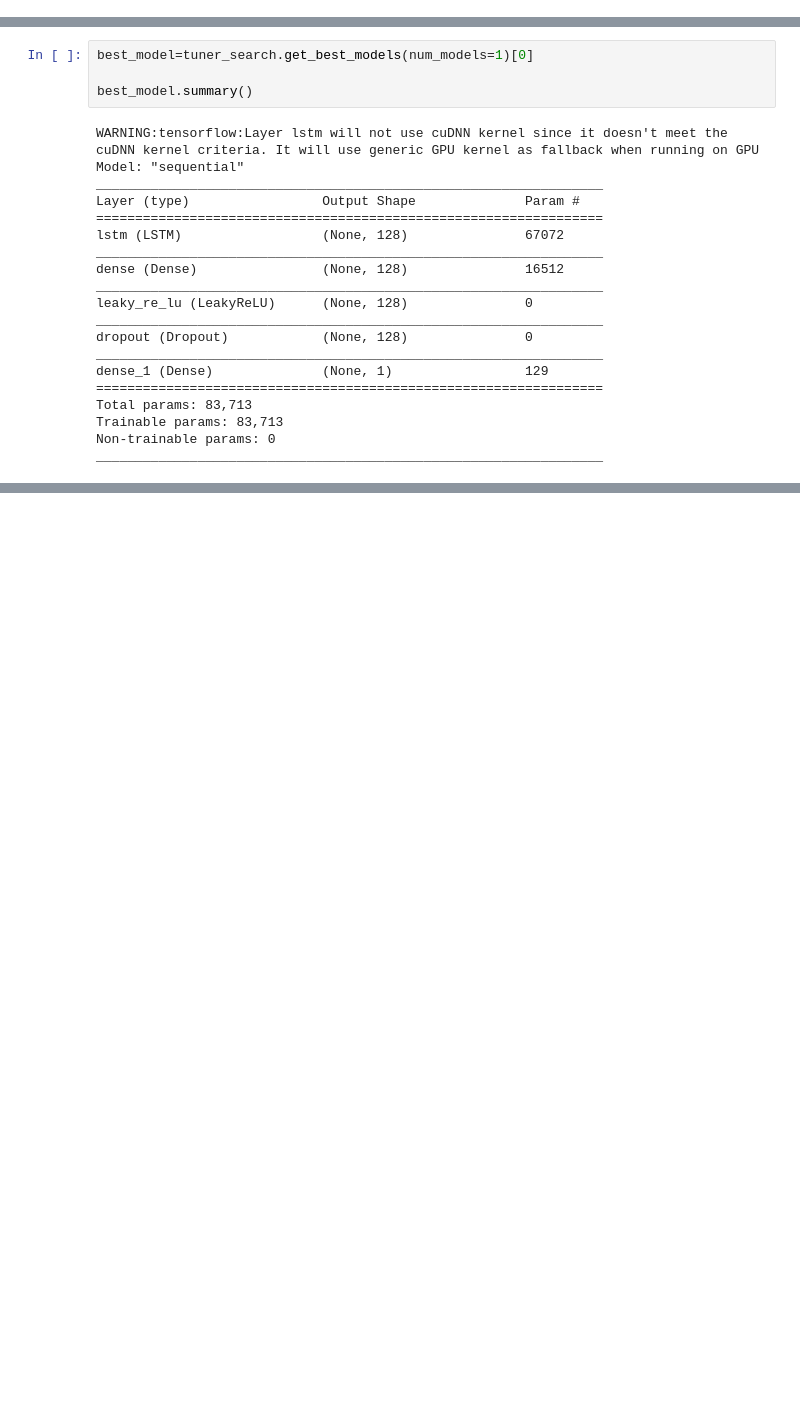
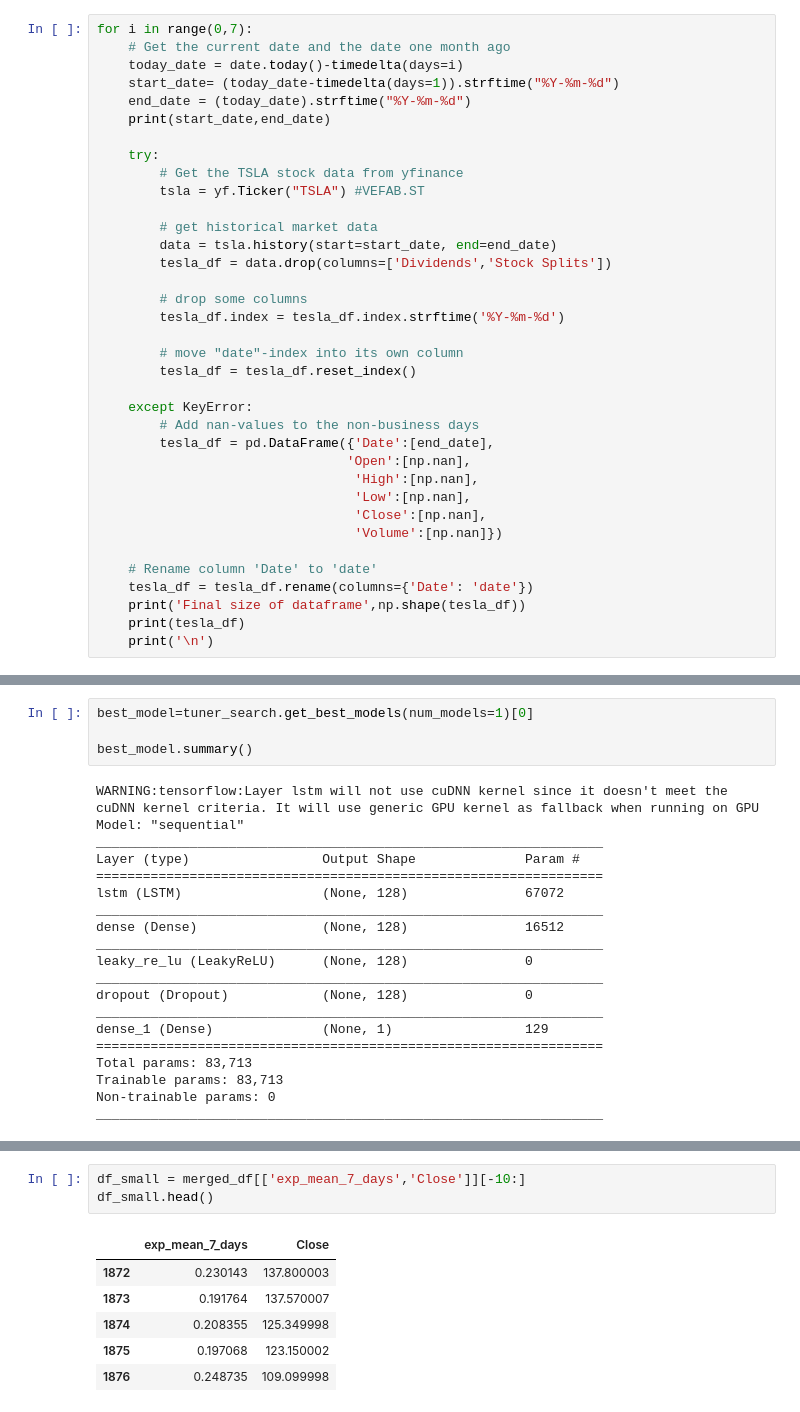
Before and after one commit to ludvigdoeser/scalableMLproject, a Jupyter notebook: News.ipynb, the cells around one changed output, grey strips where cells are left out. Cells and saved outputs as stored; diff of their text form; blank space fills up the shorter version.

```diff
--- a/News.ipynb
+++ b/News.ipynb
@@ -671,3 +672,39 @@ Examples:
     Score -0.018: Ford F-150 Lightning prices are going up again
 # %% [markdown]
 # Import stock market prices
+# %%
+for i in range(0,7):
+    # Get the current date and the date one month ago
+    today_date = date.today()-timedelta(days=i)
+    start_date= (today_date-timedelta(days=1)).strftime("%Y-%m-%d")
+    end_date = (today_date).strftime("%Y-%m-%d")
+    print(start_date,end_date)
+
+    try:
+        # Get the TSLA stock data from yfinance
+        tsla = yf.Ticker("TSLA") #VEFAB.ST
+
+        # get historical market data
+        data = tsla.history(start=start_date, end=end_date)
+        tesla_df = data.drop(columns=['Dividends','Stock Splits'])
+
+        # drop some columns
+        tesla_df.index = tesla_df.index.strftime('%Y-%m-%d')
+
+        # move "date"-index into its own column
+        tesla_df = tesla_df.reset_index()
+
+    except KeyError:
+        # Add nan-values to the non-business days
+        tesla_df = pd.DataFrame({'Date':[end_date],
+                                'Open':[np.nan],
+                                 'High':[np.nan],
+                                 'Low':[np.nan],
+                                 'Close':[np.nan],
+                                 'Volume':[np.nan]})
+
+    # Rename column 'Date' to 'date'
+    tesla_df = tesla_df.rename(columns={'Date': 'date'})
+    print('Final size of dataframe',np.shape(tesla_df))
+    print(tesla_df)
+    print('\n')
@@ -1337,0 +1438,10 @@ model.save('models/stock_pred_model_{}.pkl'.format(today))
+# %%
+df_small = merged_df[['exp_mean_7_days','Close']][-10:]
+df_small.head()
+# %% [output]
+|  | exp_mean_7_days | Close |
+| 1872 | 0.230143 | 137.800003 |
+| 1873 | 0.191764 | 137.570007 |
+| 1874 | 0.208355 | 125.349998 |
+| 1875 | 0.197068 | 123.150002 |
+| 1876 | 0.248735 | 109.099998 |
```
Also changed, not shown: parts of 62 cells of this notebook, 6 other files.
